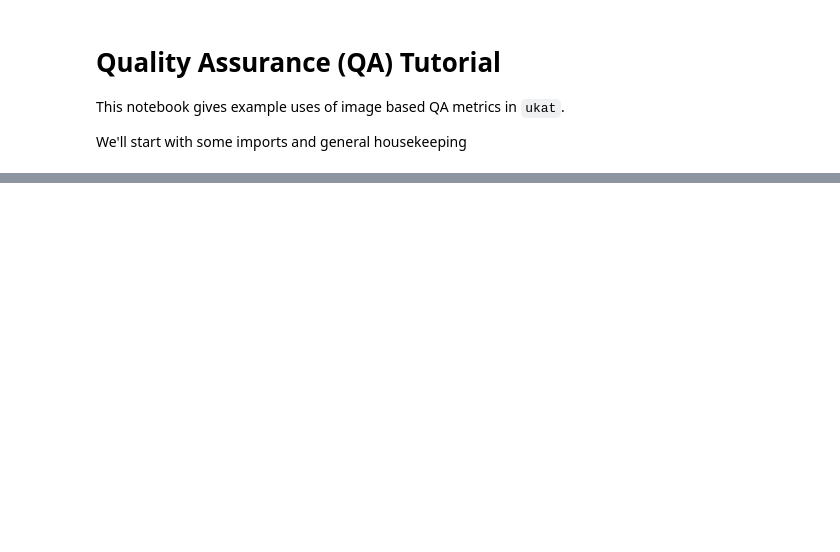
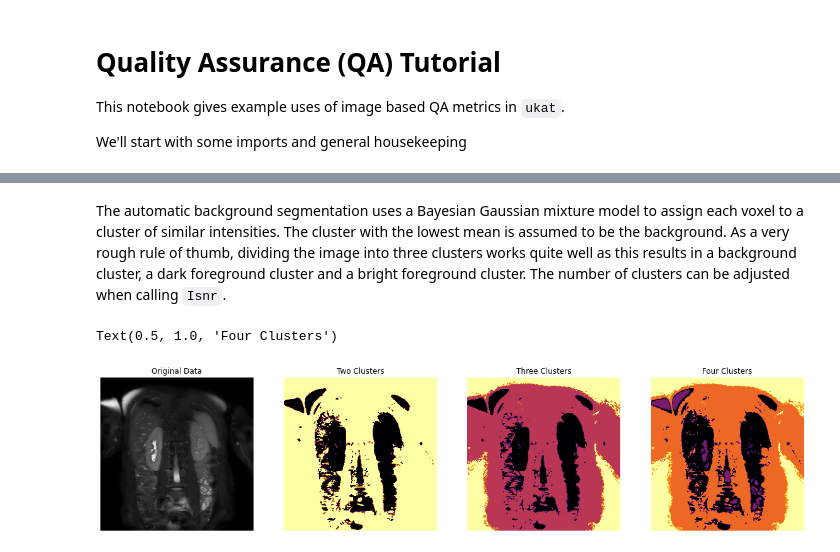
Before and after one commit to UKRIN-MAPS/ukat, a Jupyter notebook: tutorials/qa.ipynb, the cells around one changed output, grey strips where cells are left out. Saved outputs shown, nothing was run; the diff lists cells and outputs as text; code cells hidden in the pictures; blank space fills up the shorter version.

```diff
--- a/tutorials/qa.ipynb
+++ b/tutorials/qa.ipynb
@@ -18,0 +44,28 @@ OUTPUT_DIR = os.path.join(os.getcwd(), directory)
+# %% [markdown]
+The automatic background segmentation uses a Bayesian Gaussian mixture model to assign each voxel to a cluster of similar
+intensities. The cluster with the lowest mean is assumed to be the background. As a very rough rule of thumb, dividing the
+image into three clusters works quite well as this results in a background cluster, a dark foreground cluster and a bright
+foreground cluster. The number of clusters can be adjusted when calling `Isnr`.
+# %%
+fig, ax = plt.subplots(1, 4, figsize=(20, 5))
+ax[0].imshow(data[:,:,7].T, origin='lower', cmap='gray')
+ax[0].axis(False)
+ax[0].set_title('Original Data')
+
+isnr_obj = snr.Isnr(data, n_clusters=2)
+ax[1].imshow(isnr_obj.clusters[:,:,7].T, origin='lower', cmap='inferno_r')
+ax[1].axis(False)
+ax[1].set_title('Two Clusters')
+
+isnr_obj = snr.Isnr(data, n_clusters=3)
+ax[2].imshow(isnr_obj.clusters[:,:,7].T, origin='lower', cmap='inferno_r')
+ax[2].axis(False)
+ax[2].set_title('Three Clusters')
+
+isnr_obj = snr.Isnr(data, n_clusters=4)
+ax[3].imshow(isnr_obj.clusters[:,:,7].T, origin='lower', cmap='inferno_r')
+ax[3].axis(False)
+ax[3].set_title('Four Clusters')
+# %% [output]
+Text(0.5, 1.0, 'Four Clusters')
+[figure, added]
```
Also changed, not shown: parts of 8 cells of this notebook.
